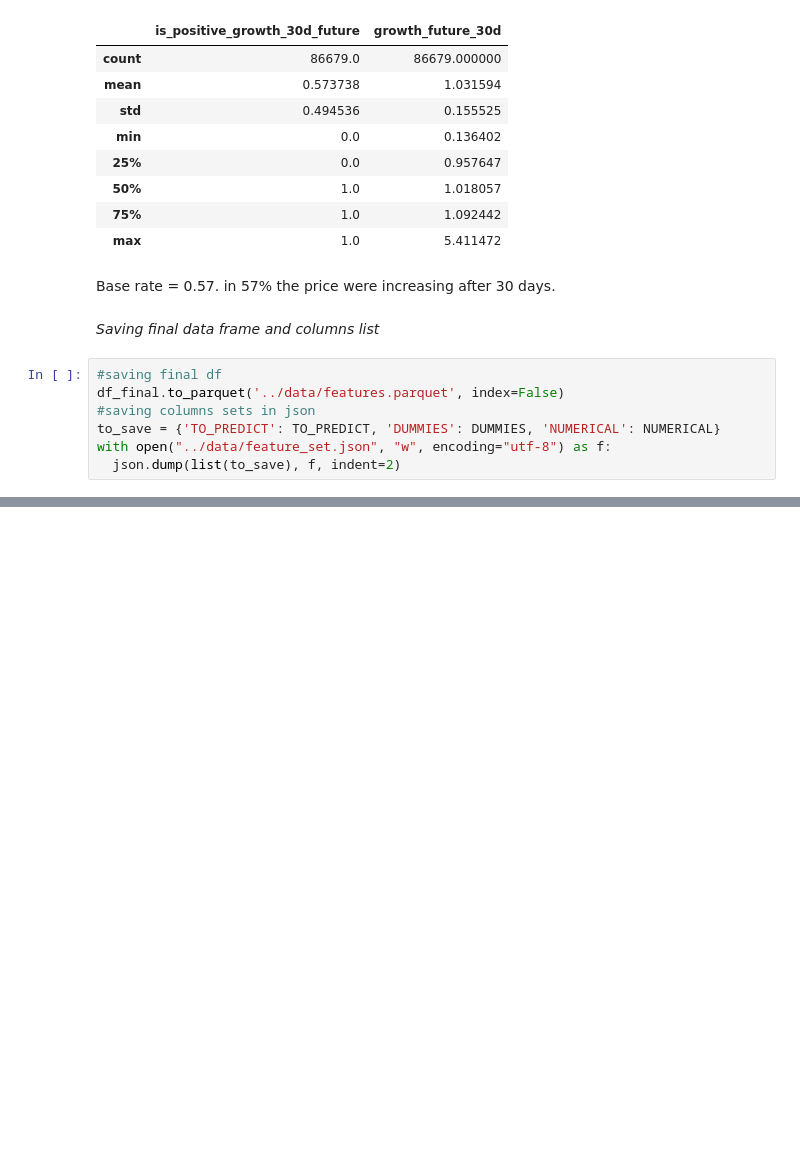
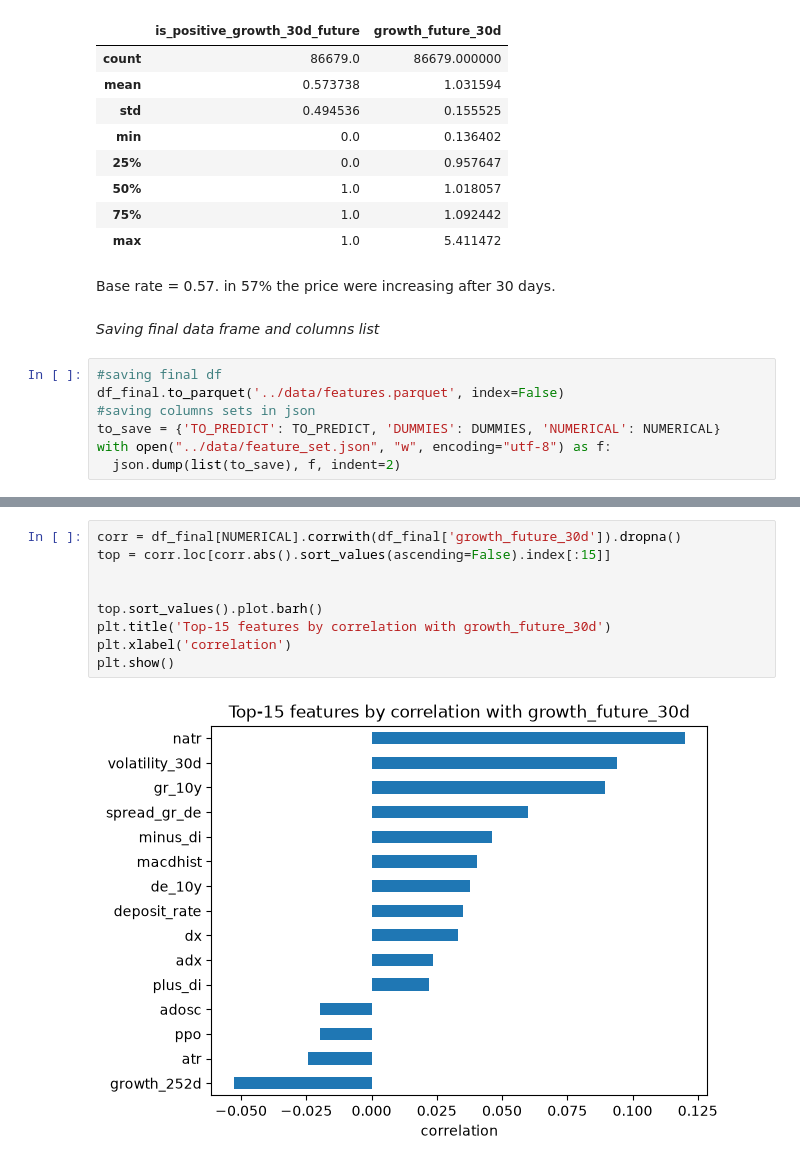
Before and after one commit to SunnyFoxxy/greek_stocks_ml_trading, a Jupyter notebook: notebooks/03_transform.ipynb, the cells around one changed output, grey strips where cells are left out. Saved outputs shown, nothing was run; the diff lists cells and outputs as text; blank space fills up the shorter version.

```diff
--- a/notebooks/03_transform.ipynb
+++ b/notebooks/03_transform.ipynb
@@ -246,0 +280,11 @@ with open("../data/feature_set.json", "w", encoding="utf-8") as f:
+# %%
+corr = df_final[NUMERICAL].corrwith(df_final['growth_future_30d']).dropna()
+top = corr.loc[corr.abs().sort_values(ascending=False).index[:15]]
+
+
+top.sort_values().plot.barh()
+plt.title('Top-15 features by correlation with growth_future_30d')
+plt.xlabel('correlation')
+plt.show()
+# %% [output]
+[figure, added]
```
Also changed, not shown: parts of 5 cells of this notebook, 3 other files.
